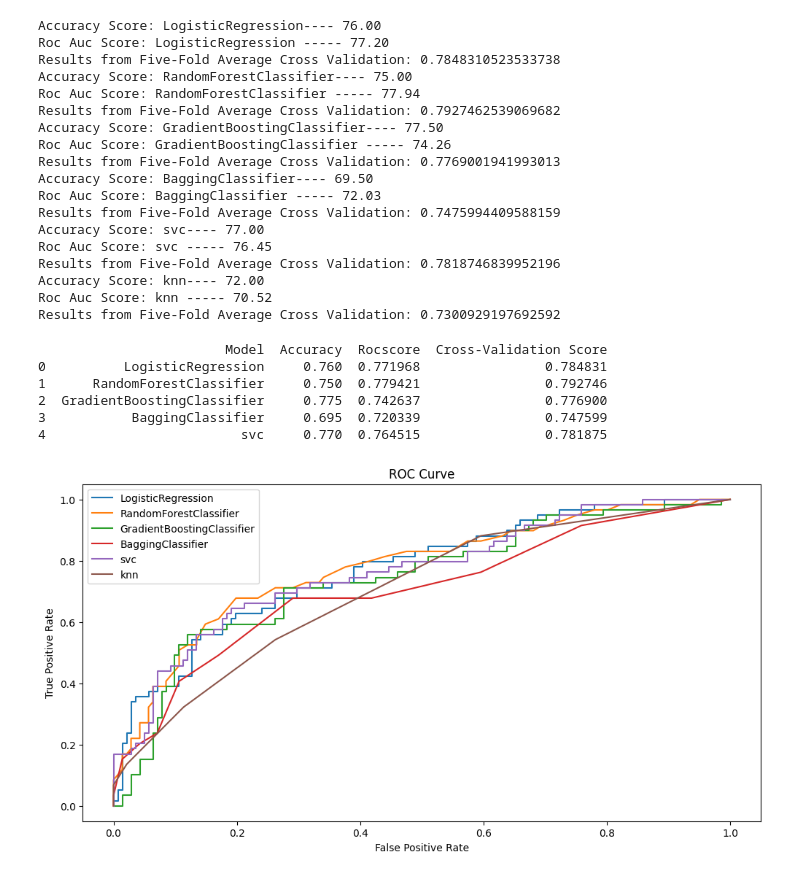
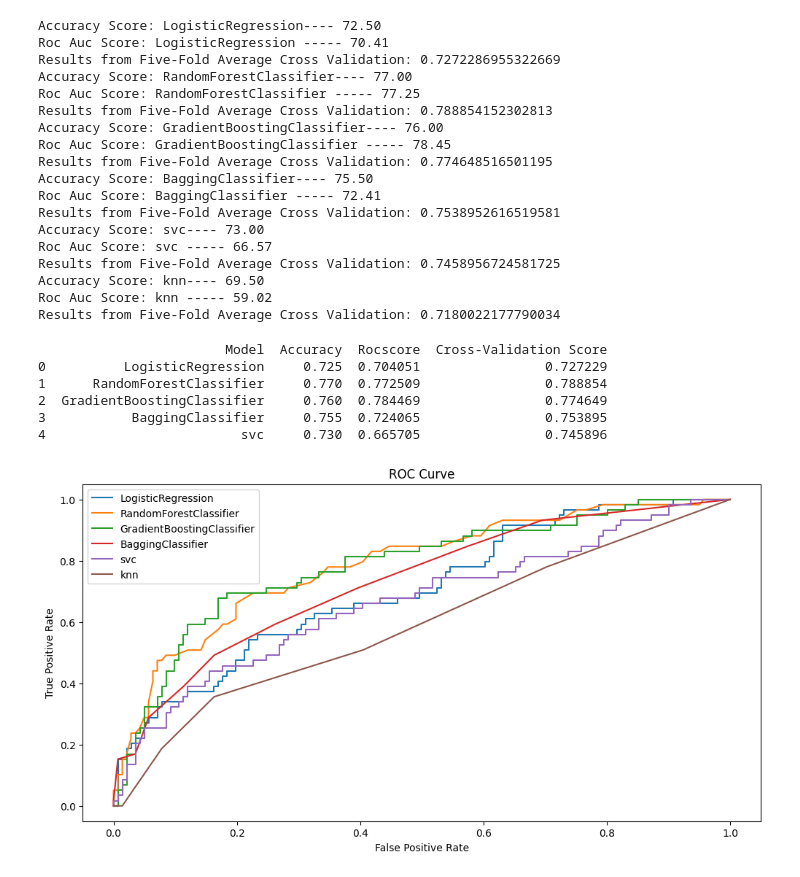
Before and after one commit to nickkats1/sklearn_only, a Jupyter notebook: creditrisk/notebooks/eda.ipynb, the cells around one changed output. Saved outputs shown, nothing was run; the diff lists cells and outputs as text; code cells hidden in the pictures.

```diff
--- a/creditrisk/notebooks/eda.ipynb
+++ b/creditrisk/notebooks/eda.ipynb
@@ -3,7 +3,7 @@ import pandas as pd
 import matplotlib.pyplot as plt
 import seaborn as sns
 from sklearn.model_selection import train_test_split,cross_val_score,GridSearchCV
-from sklearn.preprocessing import OneHotEncoder,StandardScaler,LabelEncoder,PolynomialFeatures,MinMaxScaler
+from sklearn.preprocessing import StandardScaler,LabelEncoder
 from sklearn.compose import make_column_transformer
 from sklearn.pipeline import make_pipeline
 from sklearn.linear_model import LogisticRegression
@@ -15,7 +15,7 @@ import statsmodels.api as sm
 from typing import Dict
 
 
-df = pd.read_csv('https://raw.githubusercontent.com/LeeMorinUCF/QMB6358S22/main/demo_24_Classification/credit.csv')
+df = pd.read_csv('https://raw.githubusercontent.com/nickkats1/sklearn_only/refs/heads/main/creditrisk/data/raw/data.csv')
 print(f"Unique Columns: {df.nunique()}")
 print(f"dtypes: {df.dtypes}")
 print(f"null columns: {df.isnull().sum()}")
@@ -139,9 +139,10 @@ X_train,X_test,y_train,y_test = train_test_split(X,y,test_size=.20,random_state=
 
 # scaler for numerical features and one hot encoder for categorical features for pipeline
 
-ct = make_column_transformer(
-    (OneHotEncoder(),X.select_dtypes(include='object').columns),
-    (MinMaxScaler(),X.select_dtypes(include='number').columns),remainder='passthrough')
+#standard scaler
+scaler = StandardScaler()
+X_train_scaled = scaler.fit_transform(X_train)
+X_test_scaled = scaler.transform(X_test)
 # %%
 # model selection
 
@@ -179,36 +180,36 @@ results = []
 
 
 for model_name,model in models.items():
-    pipe = make_pipeline(ct,model).fit(X_train,y_train)
-    pred = pipe.predict(X_test)
-    pred_prob = pipe.predict_proba(X_test)[:,1]
+    model.fit(X_train_scaled,y_train)
+    pred = model.predict(X_test_scaled)
+    pred_prob = model.predict_proba(X_test_scaled)[:,1]
     acc = accuracy_score(y_test, pred)
     roc = roc_auc_score(y_test, pred_prob)
-    cv_scores = cross_val_score(pipe, X_train,y_train,cv=5,scoring="roc_auc").mean()
+    cv_scores = cross_val_score(model, X_train_scaled,y_train,cv=5,scoring="roc_auc").mean()
     print(f"Accuracy Score: {model_name}---- {acc*100:.2f}")
     print(f"Roc Auc Score: {model_name} ----- {roc*100:.2f}")
     print(f"Results from Five-Fold Average Cross Validation: {cv_scores}")
     evaluation_result = evaluate(y_test, pred, pred_prob,model_name, cv_scores)
     results.append(evaluation_result)
 # %% [output]
-Accuracy Score: LogisticRegression---- 76.00
-Roc Auc Score: LogisticRegression ----- 77.20
-Results from Five-Fold Average Cross Validation: 0.7848310523533738
-Accuracy Score: RandomForestClassifier---- 75.00
-Roc Auc Score: RandomForestClassifier ----- 77.94
-Results from Five-Fold Average Cross Validation: 0.7927462539069682
-Accuracy Score: GradientBoostingClassifier---- 77.50
-Roc Auc Score: GradientBoostingClassifier ----- 74.26
-Results from Five-Fold Average Cross Validation: 0.7769001941993013
-Accuracy Score: BaggingClassifier---- 69.50
-Roc Auc Score: BaggingClassifier ----- 72.03
-Results from Five-Fold Average Cross Validation: 0.7475994409588159
-Accuracy Score: svc---- 77.00
-Roc Auc Score: svc ----- 76.45
-Results from Five-Fold Average Cross Validation: 0.7818746839952196
-Accuracy Score: knn---- 72.00
-Roc Auc Score: knn ----- 70.52
-Results from Five-Fold Average Cross Validation: 0.7300929197692592
+Accuracy Score: LogisticRegression---- 72.50
+Roc Auc Score: LogisticRegression ----- 70.41
+Results from Five-Fold Average Cross Validation: 0.7272286955322669
+Accuracy Score: RandomForestClassifier---- 77.00
+Roc Auc Score: RandomForestClassifier ----- 77.25
+Results from Five-Fold Average Cross Validation: 0.788854152302813
+Accuracy Score: GradientBoostingClassifier---- 76.00
+Roc Auc Score: GradientBoostingClassifier ----- 78.45
+Results from Five-Fold Average Cross Validation: 0.774648516501195
+Accuracy Score: BaggingClassifier---- 75.50
+Roc Auc Score: BaggingClassifier ----- 72.41
+Results from Five-Fold Average Cross Validation: 0.7538952616519581
+Accuracy Score: svc---- 73.00
+Roc Auc Score: svc ----- 66.57
+Results from Five-Fold Average Cross Validation: 0.7458956724581725
+Accuracy Score: knn---- 69.50
+Roc Auc Score: knn ----- 59.02
+Results from Five-Fold Average Cross Validation: 0.7180022177790034
 # %%
 # dictionary to store and plot results and metrics
 
@@ -216,34 +217,34 @@ df_results = pd.DataFrame(results)
 print(df_results.head())
 # %% [output]
                         Model  Accuracy  Rocscore  Cross-Validation Score
-0          LogisticRegression     0.760  0.771968                0.784831
-1      RandomForestClassifier     0.750  0.779421                0.792746
-2  GradientBoostingClassifier     0.775  0.742637                0.776900
-3           BaggingClassifier     0.695  0.720339                0.747599
-4                         svc     0.770  0.764515                0.781875
+0          LogisticRegression     0.725  0.704051                0.727229
+1      RandomForestClassifier     0.770  0.772509                0.788854
+2  GradientBoostingClassifier     0.760  0.784469                0.774649
+3           BaggingClassifier     0.755  0.724065                0.753895
+4                         svc     0.730  0.665705                0.745896
 # %%
 # plots of roc curves
 
 
-def plot_roc_curve(models,X_test,y_test):
+def plot_roc_curve(models,X_test_scaled,y_test):
     plt.figure(figsize=(12,6))
 
     for name, model in models.items():
-        pipe = make_pipeline(ct,model).fit(X_train,y_train)
-        pred_prob = pipe.predict_proba(X_test)[:,1]
+        model.fit(X_train_scaled,y_train)
+        pred_prob = model.predict_proba(X_test_scaled)[:,1]
         fpr, tpr, _ = roc_curve(y_test,pred_prob)
         plt.plot(fpr,tpr,label=name)
 
     plt.xlabel('False Positive Rate')
     plt.ylabel('True Positive Rate')
     plt.title('ROC Curve')
     plt.legend()
     plt.show()
 
 
-plot_roc_curve(models, X_test, y_test)
+plot_roc_curve(models, X_test_scaled, y_test)
 # %% [output]
-[figure, old version]
+[figure, new version]
 # %%
 # confusion matrix to display TPR,TNR,FPR,FNR
 
```
Also changed, not shown: parts of 6 cells of this notebook, 7 other files.
